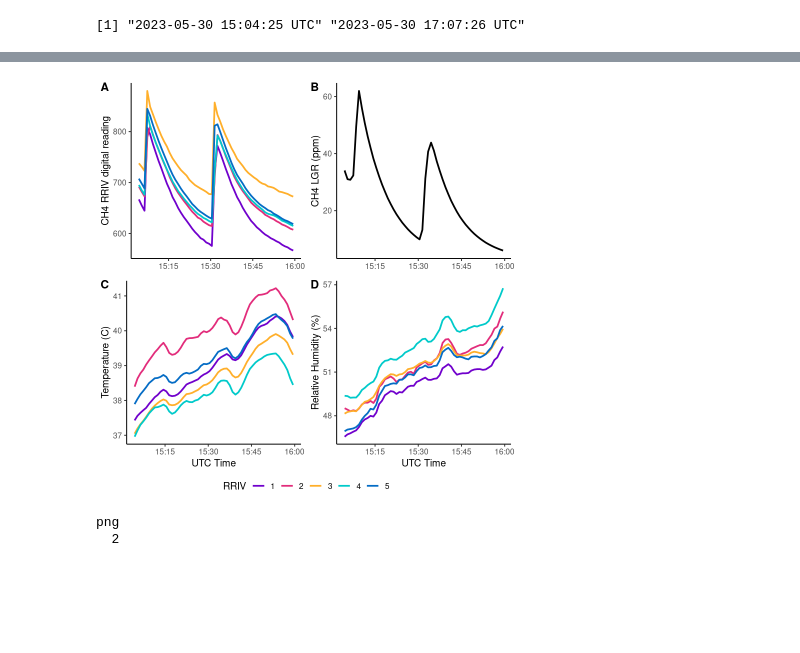
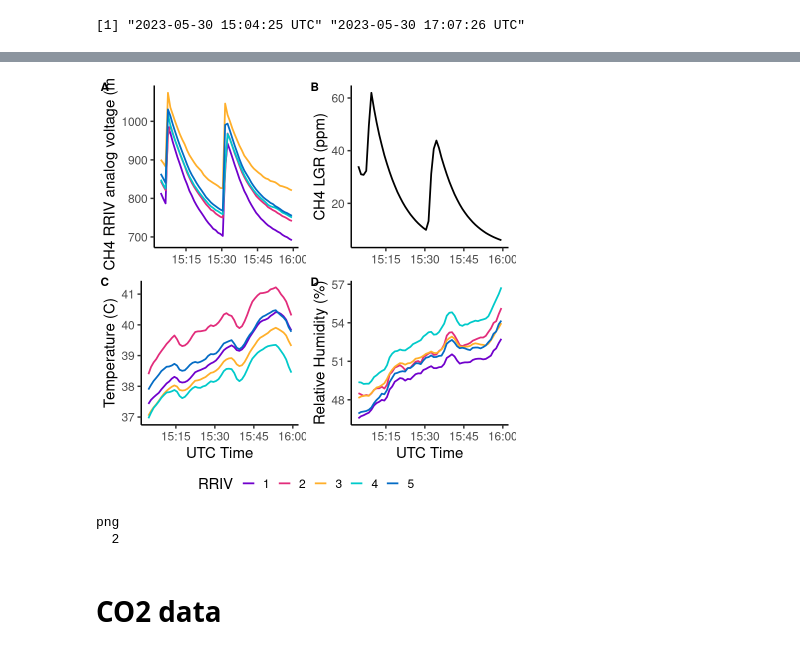
Before and after one commit to rrivirr/SensorDataProcessing, a Jupyter notebook: rriv_methane/Figures.ipynb, the cells around one changed output, grey strips where cells are left out. Cells and saved outputs as stored; diff of their text form; code cells hidden in the pictures; blank space fills up the shorter version.

```diff
--- a/rriv_methane/Figures.ipynb
+++ b/rriv_methane/Figures.ipynb
@@ -299,3 +330,8 @@ custom_colors=c('#7000CC','#E22C7B','#FFAF2A','#00CACA','#046CC5','#CB60E6','#34
 #         labs(x="Time (hr:min)", y=ylabs[i], color="Logger")+
 #         scale_color_manual(values=custom_colors,na.translate=F)+
 #         scale_x_datetime(date_labels="%H:%M",breaks=scales::pretty_breaks(n=4),expand=c(0,60*1.5))
+# %%
+names(interpolated_data)
+interpolated_data$ch4_raw_rriv_mV<-interpolated_data$ch4_raw_rriv*5000/4096
+
+head(interpolated_data$ch4_raw_rriv_mV)
@@ -309,21 +349,25 @@ timeEnd<-lubridate::as_datetime("2023-05-30 16:00:00 UTC")
 
 subset<-interpolated_data[interpolated_data$time_utc>timeStart & interpolated_data$time_utc<timeEnd,]
 
-A<-ggplot(subset, aes(x=time_utc, y=ch4_raw_rriv, color=Sensor))+geom_line(size=1)+
-theme_classic(base_size=12)+
-labs(x="UTC Time",y="CH4 RRIV digital reading")+
-scale_color_manual(values=custom_colors, name ="RRIV")
+A<-ggplot(subset, aes(x=time_utc, y=ch4_raw_rriv_mV, color=Sensor))+geom_line(size=1)+
+    theme_classic(base_size=18)+
+    labs(x="UTC Time",y="CH4 RRIV analog voltage (mV)")+
+    scale_color_manual(values=custom_colors, name ="RRIV")
+A
 
 B<-ggplot(subset, aes(x=time_utc, y=ch4_ppm_lgr))+geom_line(size=1)+
-theme_classic(base_size=12)+
-labs(x="UTC Time",y="CH4 LGR (ppm)")
+    theme_classic(base_size=18)+
+    labs(x="UTC Time",y="CH4 LGR (ppm)")
+B
 
 C<-ggplot(subset, aes(x=time_utc, y=aht_C, color=Sensor))+geom_line(size=1)+
-theme_classic(base_size=12)+
-labs(x="UTC Time",y="Temperature (C)")+
-scale_color_manual(values=custom_colors, name ="RRIV")
+    theme_classic(base_size=18)+
+    labs(x="UTC Time",y="Temperature (C)")+
+    scale_color_manual(values=custom_colors, name ="RRIV")
+C
 
 D<-ggplot(subset, aes(x=time_utc, y=aht_RH, color=Sensor))+geom_line(size=1)+
-theme_classic(base_size=12)+
-labs(x="UTC Time",y="Relative Humidity (%)")+
-scale_color_manual(values=custom_colors, name ="RRIV")
+    theme_classic(base_size=18)+
+    labs(x="UTC Time",y="Relative Humidity (%)")+
+    scale_color_manual(values=custom_colors, name ="RRIV")
+D
@@ -337,13 +384,11 @@ scale_color_manual(values=custom_colors, name="RRIV")
 # %%
-methaneConfiguration<-ggarrange(A+rremove("legend")+rremove("x.title"),
-          B+rremove("x.title"),
-          C+rremove("legend"),
-          D+rremove("legend"),
+methaneConfiguration<-ggarrange(A+rremove("x.title"),
+          B+rremove("x.title"), C, D,
           labels=c("A","B","C","D"),
           common.legend=TRUE,
           legend="bottom"
          )
 methaneConfiguration
 # %% [output]
-[figure, old version]
+[figure, new version]
 # %%
@@ -352,3 +396,5 @@ savePlot(plot = test,tag = "methaneConfiguration")
 # %% [output]
 png
   2
+# %% [markdown]
+# CO2 data
```
Also changed, not shown: parts of 52 cells of this notebook, 3 other files.
